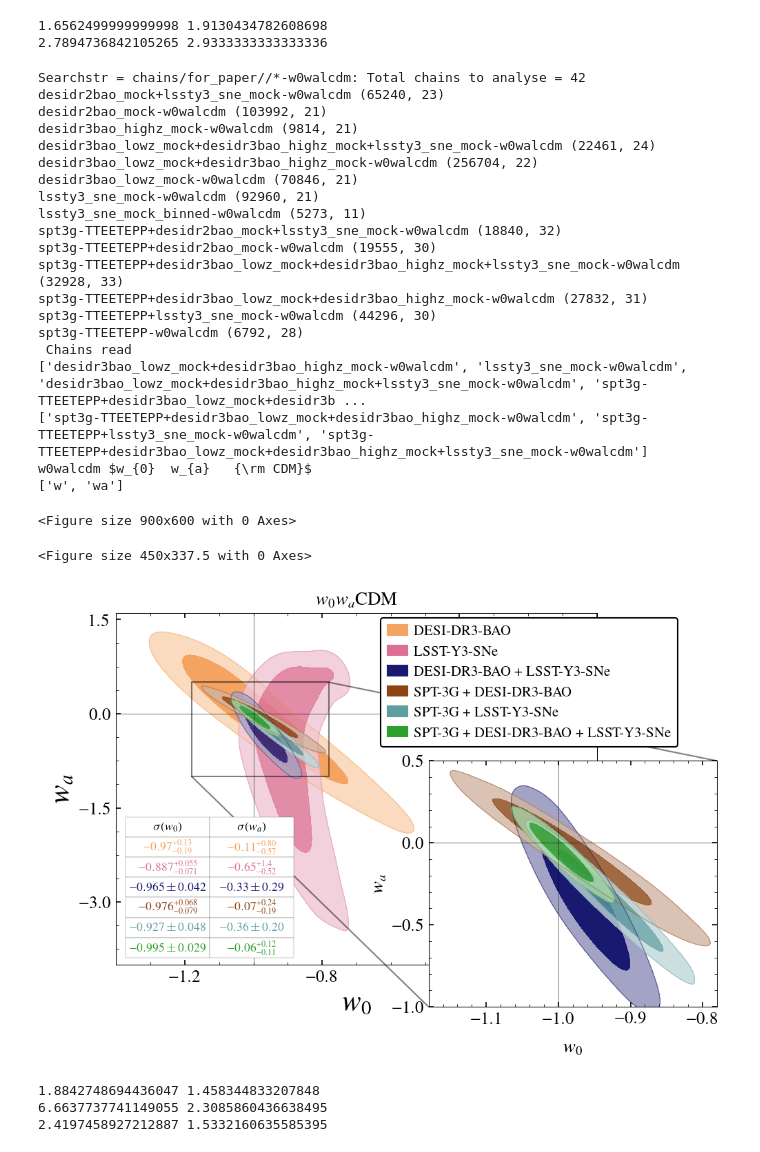
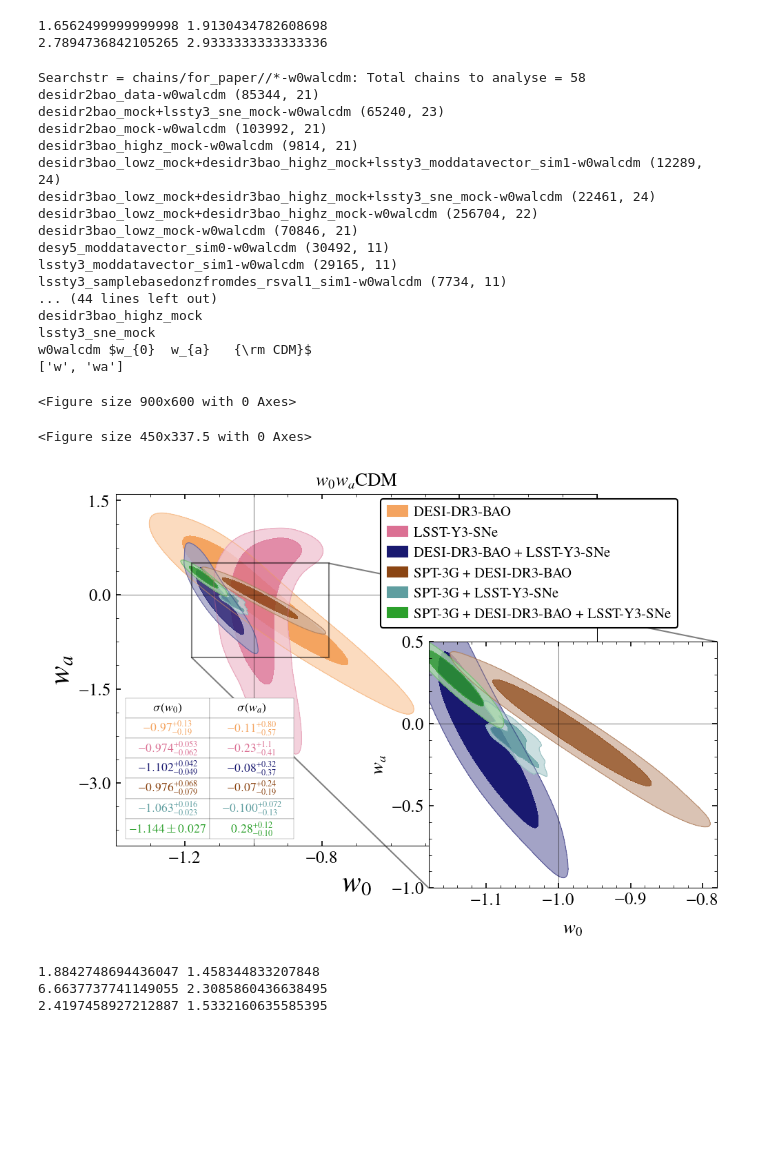
Before and after one commit to sriniraghunathan/CMB_BAO_SNe_likelihoods, a Jupyter notebook: analyse_chains_for_paper.ipynb, the cells around one changed output. Cells and saved outputs as stored; diff of their text form; code cells hidden in the pictures; blank space fills up the shorter version.

Commit message:
plotting

```diff
--- a/analyse_chains_for_paper.ipynb
+++ b/analyse_chains_for_paper.ipynb
@@ -619,6 +619,15 @@ for pliter in range(2):
 #                               'spt3g-TTEETEPP+lssty3_sne_mock-%s' %(cosmo_name),
 #                               'spt3g-TTEETEPP+desidr2bao_mock+lssty3_sne_mock-%s' %(cosmo_name),
                         ]
+        chains_to_plot = [
+                          'desidr2bao_mock-%s' %(cosmo_name),
+                          'lssty3_moddatavector_sim1-%s' %(cosmo_name),
+                          'desidr2bao_mock+lssty3_moddatavector_sim1-%s' %(cosmo_name),
+                        'spt3g-TTEETEPP+desidr3bao_lowz_mock+desidr3bao_highz_mock-%s' %(cosmo_name),
+                        'spt3g-TTEETEPP+lssty3_moddatavector_sim1-%s' %(cosmo_name),
+                        'spt3g-TTEETEPP+desidr3bao_lowz_mock+desidr3bao_highz_mock+lssty3_moddatavector_sim1-%s' %(cosmo_name),
+                        ]
+
         color_arr = ['sandybrown', 'palevioletred', 'midnightblue', 'saddlebrown', 'cadetblue', 'tab:green']
     elif pliter == 1:
         curr_param_limits_dic['w'] = [-1.18, -0.78]#[-1.2, -0.75]
@@ -731,47 +740,44 @@ g = misc_getdist.make_getdist_plot('multiple_2d_col',
                                     array_of_table_locs = array_of_table_locs,
                                     array_of_table_width = array_of_table_width,
                                     array_of_table_col_width = array_of_table_col_width,
                                     array_to_table_fontsize = array_to_table_fontsize,
                                    figsize = figsize, fsval = fsval,
                                    labels = labels_arr,
                                    num_plot_contours = 2, filled = False,
                                    array_of_filled_arr = [[True, True, True, True, True, True], True],
                                    #array_of_num_plot_contours = [2, 2],
                                    legcol = [1,1,2],
 #                                    wspace = wspace, yvisibility = yvisibility,
 #                                   cosmo_label = cosmo_label,
 #                                    xyloc_for_leg = xyloc_for_leg,
                                    show_table = True,
                                    )
 plname = '%s/%s.pdf' %(pl_folder, cosmo_name_and_tag)
 #plname = '%s/png/%s.png' %(pl_folder, cosmo_name_and_tag)
 #plname = '%s/png/tmp/4.png' %(pl_folder)
-savefig(plname, dpi = 200.)
+#savefig(plname, dpi = 200.)
 show()
 # %% [output]
-Searchstr = chains/for_paper//*-w0walcdm: Total chains to analyse = 42
+Searchstr = chains/for_paper//*-w0walcdm: Total chains to analyse = 58
+desidr2bao_data-w0walcdm (85344, 21)
 desidr2bao_mock+lssty3_sne_mock-w0walcdm (65240, 23)
 desidr2bao_mock-w0walcdm (103992, 21)
 desidr3bao_highz_mock-w0walcdm (9814, 21)
+desidr3bao_lowz_mock+desidr3bao_highz_mock+lssty3_moddatavector_sim1-w0walcdm (12289, 24)
 desidr3bao_lowz_mock+desidr3bao_highz_mock+lssty3_sne_mock-w0walcdm (22461, 24)
 desidr3bao_lowz_mock+desidr3bao_highz_mock-w0walcdm (256704, 22)
 desidr3bao_lowz_mock-w0walcdm (70846, 21)
-lssty3_sne_mock-w0walcdm (92960, 21)
-lssty3_sne_mock_binned-w0walcdm (5273, 11)
-spt3g-TTEETEPP+desidr2bao_mock+lssty3_sne_mock-w0walcdm (18840, 32)
-spt3g-TTEETEPP+desidr2bao_mock-w0walcdm (19555, 30)
-spt3g-TTEETEPP+desidr3bao_lowz_mock+desidr3bao_highz_mock+lssty3_sne_mock-w0walcdm (32928, 33)
-spt3g-TTEETEPP+desidr3bao_lowz_mock+desidr3bao_highz_mock-w0walcdm (27832, 31)
-spt3g-TTEETEPP+lssty3_sne_mock-w0walcdm (44296, 30)
-spt3g-TTEETEPP-w0walcdm (6792, 28)
- Chains read
-['desidr3bao_lowz_mock+desidr3bao_highz_mock-w0walcdm', 'lssty3_sne_mock-w0walcdm', 'desidr3bao_lowz_mock+desidr3bao_highz_mock+lssty3_sne_mock-w0walcdm', 'spt3g-TTEETEPP+desidr3bao_lowz_mock+desidr3b ...
-['spt3g-TTEETEPP+desidr3bao_lowz_mock+desidr3bao_highz_mock-w0walcdm', 'spt3g-TTEETEPP+lssty3_sne_mock-w0walcdm', 'spt3g-TTEETEPP+desidr3bao_lowz_mock+desidr3bao_highz_mock+lssty3_sne_mock-w0walcdm']
+desy5_moddatavector_sim0-w0walcdm (30492, 11)
+lssty3_moddatavector_sim1-w0walcdm (29165, 11)
+lssty3_samplebasedonzfromdes_rsval1_sim1-w0walcdm (7734, 11)
+... (44 lines left out)
+desidr3bao_highz_mock
+lssty3_sne_mock
 w0walcdm $w_{0}  w_{a}   {\rm CDM}$
 ['w', 'wa']
 <Figure size 900x600 with 0 Axes>
 <Figure size 450x337.5 with 0 Axes>
-[figure, old version]
+[figure, new version]
 # %%
 curr_samples.getRawNDDensity??
 # %%
```
Also changed, not shown: parts of 1 cell of this notebook, 2 other files.
